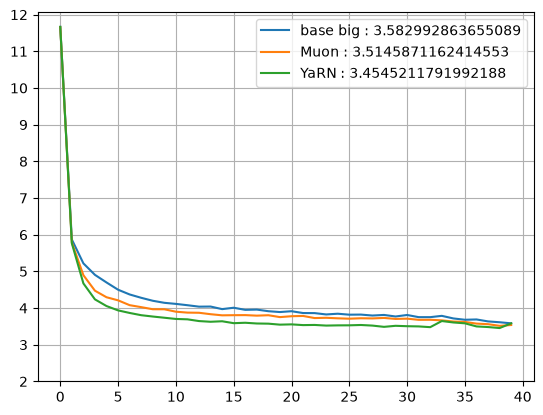
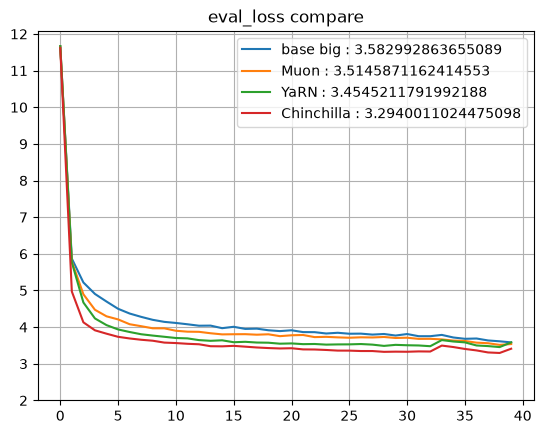
The change to this notebook cell's code, shown as a diff; its figure went from the first image to the second:
--- before
+++ after
@@ -12,4 +12,5 @@
     plt.yticks(np.arange(2, 13, 1))
     plt.grid()
+    plt.title("eval_loss compare")
     plt.legend()
     plt.show()

Commit: (P2) Chinchilla